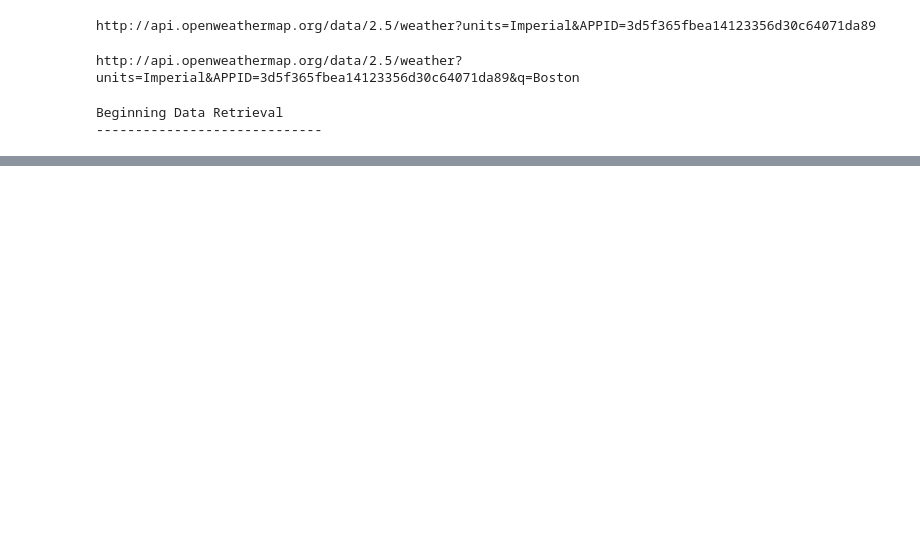
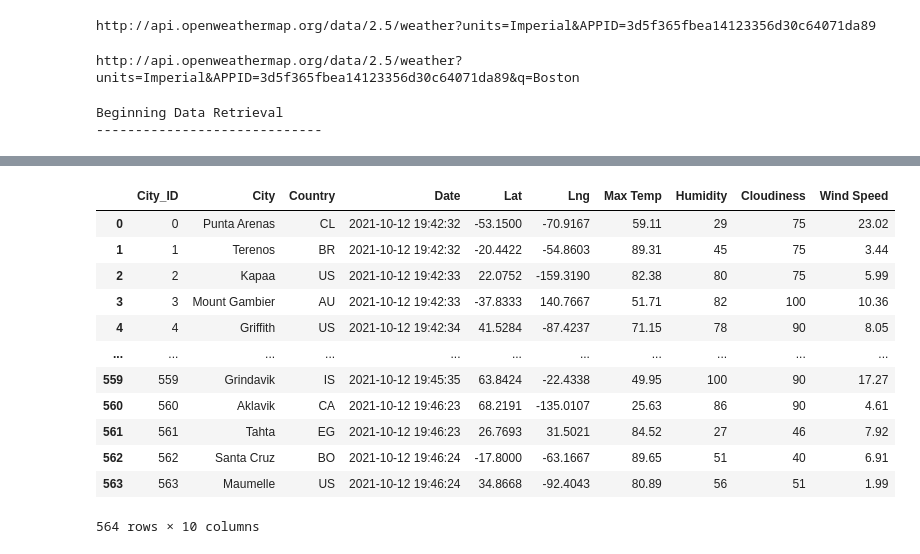
Before and after one commit to JoePizz/World_Weather_Analysis, a Jupyter notebook: World_Weather_Analysis.ipynb, the cells around one changed output, grey strips where cells are left out. Saved outputs shown, nothing was run; the diff lists cells and outputs as text; code cells hidden in the pictures; blank space fills up the shorter version.

```diff
--- a/World_Weather_Analysis.ipynb
+++ b/World_Weather_Analysis.ipynb
@@ -495,0 +481,18 @@ NameError: name 'x_values' is not defined
+# %%
+# Store the CSV you saved created in part one into a DataFrame.
+city_data_df = pd.read_csv("weather_data/cities.csv")
+city_data_df
+# %% [output]
+|  | City_ID | City | Country | Date | Lat | Lng | Max Temp | Humidity | Cloudiness | Wind Speed |
+| 0 | 0 | Punta Arenas | CL | 2021-10-12 19:42:32 | -53.1500 | -70.9167 | 59.11 | 29 | 75 | 23.02 |
+| 1 | 1 | Terenos | BR | 2021-10-12 19:42:32 | -20.4422 | -54.8603 | 89.31 | 45 | 75 | 3.44 |
+| 2 | 2 | Kapaa | US | 2021-10-12 19:42:33 | 22.0752 | -159.3190 | 82.38 | 80 | 75 | 5.99 |
+| 3 | 3 | Mount Gambier | AU | 2021-10-12 19:42:33 | -37.8333 | 140.7667 | 51.71 | 82 | 100 | 10.36 |
+| 4 | 4 | Griffith | US | 2021-10-12 19:42:34 | 41.5284 | -87.4237 | 71.15 | 78 | 90 | 8.05 |
+| ... | ... | ... | ... | ... | ... | ... | ... | ... | ... | ... |
+| 559 | 559 | Grindavik | IS | 2021-10-12 19:45:35 | 63.8424 | -22.4338 | 49.95 | 100 | 90 | 17.27 |
+| 560 | 560 | Aklavik | CA | 2021-10-12 19:46:23 | 68.2191 | -135.0107 | 25.63 | 86 | 90 | 4.61 |
+| 561 | 561 | Tahta | EG | 2021-10-12 19:46:23 | 26.7693 | 31.5021 | 84.52 | 27 | 46 | 7.92 |
+| 562 | 562 | Santa Cruz | BO | 2021-10-12 19:46:24 | -17.8000 | -63.1667 | 89.65 | 51 | 40 | 6.91 |
+| 563 | 563 | Maumelle | US | 2021-10-12 19:46:24 | 34.8668 | -92.4043 | 80.89 | 56 | 51 | 1.99 |
+564 rows × 10 columns
```
Also changed, not shown: parts of 68 cells of this notebook.
